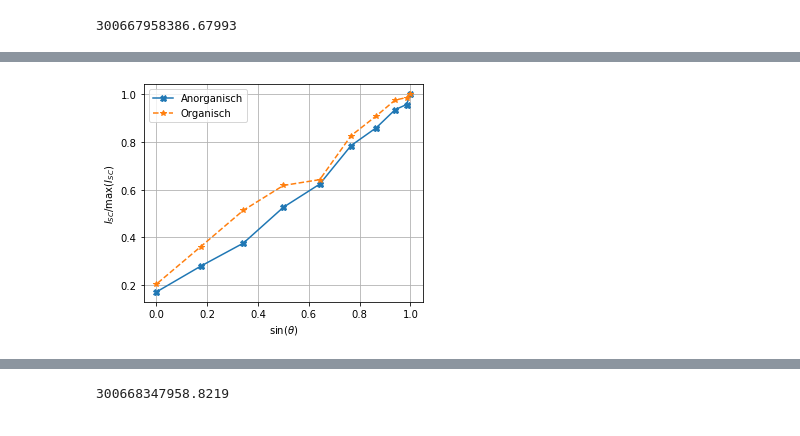
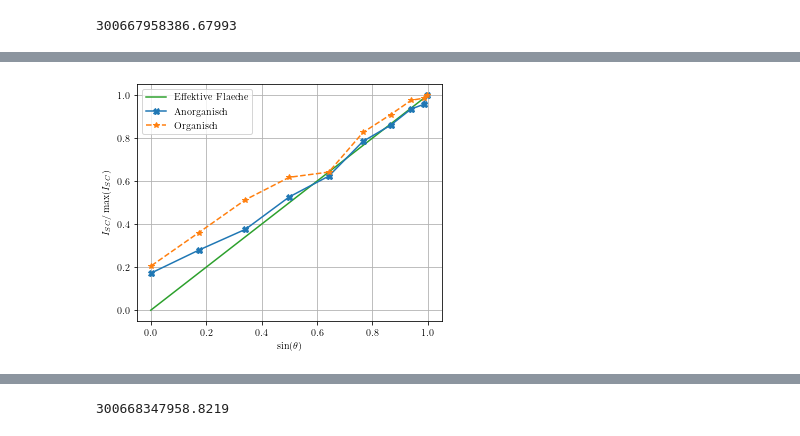
Before and after one commit to vale981/fpraktikum, a Jupyter notebook: SZ/auswertung/d.ipynb, the cells around one changed output, grey strips where cells are left out. Saved outputs shown, nothing was run; the diff lists cells and outputs as text; code cells hidden in the pictures.

```diff
--- a/SZ/auswertung/d.ipynb
+++ b/SZ/auswertung/d.ipynb
@@ -83,17 +83,19 @@ ax2.plot(np.sin(angles['Winkel']/180*np.pi), angles['Anorg']/angles['Anorg'].max
 # %%
 fig, ax1 = plt.subplots()
 rel = SecondaryValue('i/m')
 org = rel(m=(angles['Org'].max(), 0.5), i=(angles['Org'], .5))
 anorg = rel(m=(angles['Anorg'].max(), 0.01), i=(angles['Anorg'], .01))
 ax1.set_ylabel('$I_{SC}/\max({I_{SC}})$')
 ax1.set_xlabel(r'$\sin(\theta)$')
 ax1.errorbar(np.sin(angles['Winkel']/180*np.pi), anorg[0], label='Anorganisch', capsize=4, marker='X')
 ax1.errorbar(np.sin(angles['Winkel']/180*np.pi), org[0], label='Organisch', linestyle='--', capsize=3, marker='*')
+area = np.linspace(0,1,1000)
+ax1.plot(area, area, label='Effektive Flaeche')
 ax1.legend()
 ax1.grid()
 save_fig(fig, 'E/relativ.pgf')
 # %% [output]
-[figure, old version]
+[figure, new version]
 # %%
 relangles
 # %% [output]
```
Also changed, not shown: parts of 6 cells of this notebook, 6 other files.
